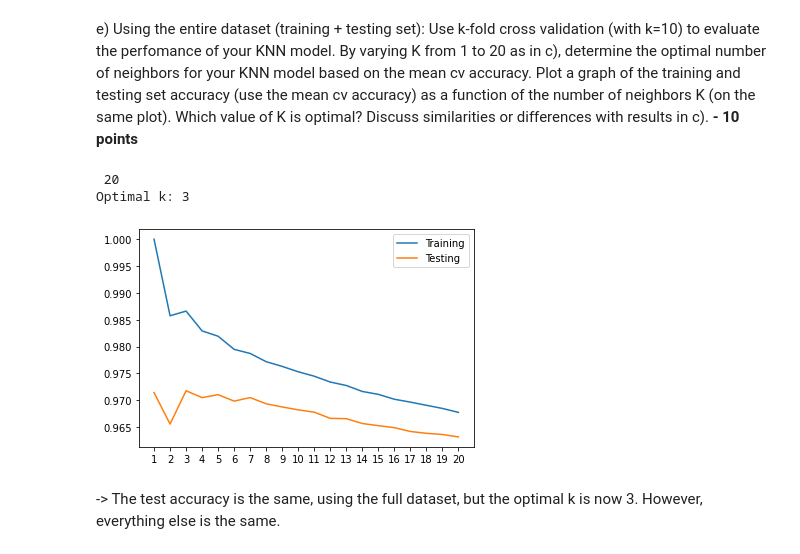
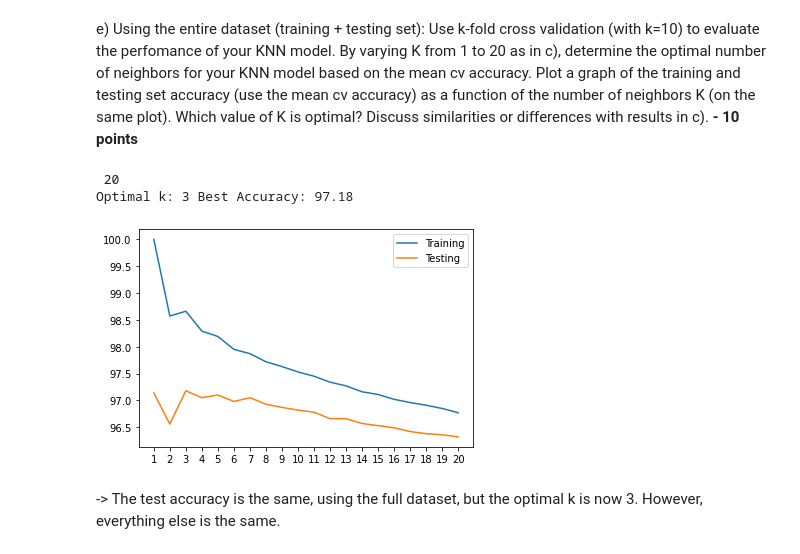
Before and after one commit to ivanisakov99/CS506, a Jupyter notebook: HW/4. Classification/homework4.ipynb, the cells around one changed output. Saved outputs shown, nothing was run; the diff lists cells and outputs as text; code cells hidden in the pictures.

```diff
--- a/HW/4. Classification/homework4.ipynb
+++ b/HW/4. Classification/homework4.ipynb
@@ -59,23 +59,16 @@ c) For K ranging from 1 to 20:
 
 Plot a graph of the training and testing set accuracy as a function of the number of neighbors K (on the same plot). Which value of K is optimal? Briefly explain. **- 5 points**
 # %%
-# percent = 0.2
-# m, n = int(len(X_TRAIN) * percent), int(len(X_TEST) * percent)
-# X_TRAIN = X_TRAIN[:m]
-# Y_TRAIN = Y_TRAIN[:m]
-# X_TEST = X_TEST[:n]
-# Y_TEST = Y_TEST[:n]
-
 train_scores, test_scores = [], []
 
 for k_n in range(1, 21):
     knn = KNeighborsClassifier(n_neighbors=k_n).fit(X_TRAIN, Y_TRAIN)
-    train_scores.append(knn.score(X_TRAIN, Y_TRAIN))
-    test_scores.append(knn.score(X_TEST, Y_TEST))
+    train_scores.append(round(knn.score(X_TRAIN, Y_TRAIN) * 100, 2))
+    test_scores.append(round(knn.score(X_TEST, Y_TEST) * 100, 2))
     sys.stdout.write('\r {}'.format(k_n))
 
-K = np.argmax(test_scores) + 1
-print('\nOptimal k:', K)
+K, best_acc = np.argmax(test_scores) + 1, max(test_scores)
+print('\nOptimal k:', K, 'Best Accuracy:', best_acc)
 plt.plot(range(1, 21), train_scores, label='Training')
 plt.plot(range(1, 21), test_scores, label='Testing')
 plt.xticks(range(1, 21))
@@ -107,27 +100,27 @@ e) Using the entire dataset (training + testing set): Use k-fold cross validatio
 # %%
 train_scores, test_scores = [], []
 
 for k_n in range(1, 21):
     knn = KNeighborsClassifier(n_neighbors=k_n)
     scores = cross_validate(knn, X, Y,
                             cv=10,
                             n_jobs=10,
                             return_train_score=True)
-    train_scores.append(scores['train_score'].mean())
-    test_scores.append(scores['test_score'].mean())
+    train_scores.append(round(scores['train_score'].mean() * 100, 2))
+    test_scores.append(round(scores['test_score'].mean() * 100, 2))
     sys.stdout.write('\r {}'.format(k_n))
 
-K = np.argmax(test_scores) + 1
-print('\nOptimal k:', K)
+K, best_acc = np.argmax(test_scores) + 1, max(test_scores)
+print('\nOptimal k:', K, 'Best Accuracy:', best_acc)
 plt.plot(range(1, 21), train_scores, label='Training')
 plt.plot(range(1, 21), test_scores, label='Testing')
 plt.xticks(range(1, 21))
 plt.legend()
 plt.show()
 # %% [output]
  20
-Optimal k: 3
+Optimal k: 3 Best Accuracy: 97.18
-[figure, old version]
+[figure, new version]
 # %% [markdown]
 -> The test accuracy is the same, using the full dataset, but the optimal k is now 3. However, everything else is the same.
 # %% [markdown]
```
Also changed, not shown: parts of 21 cells of this notebook.
